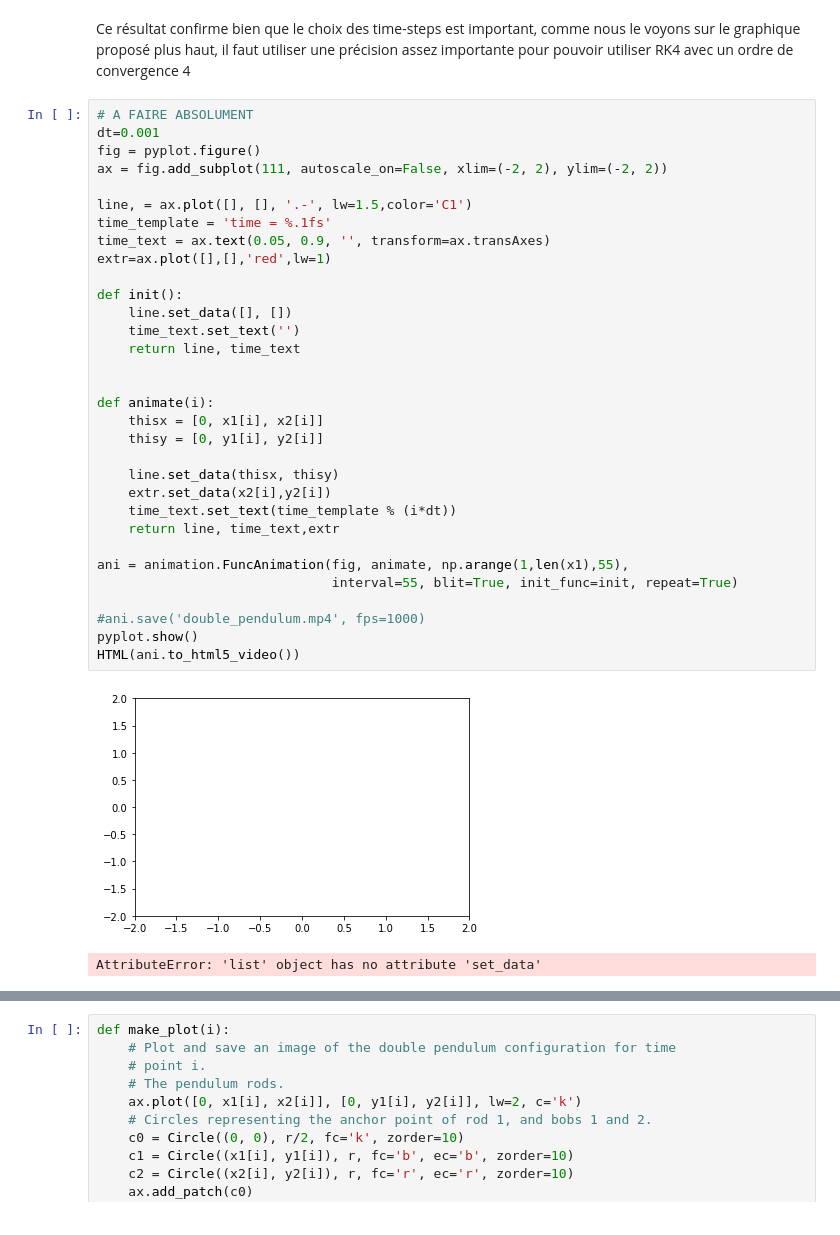
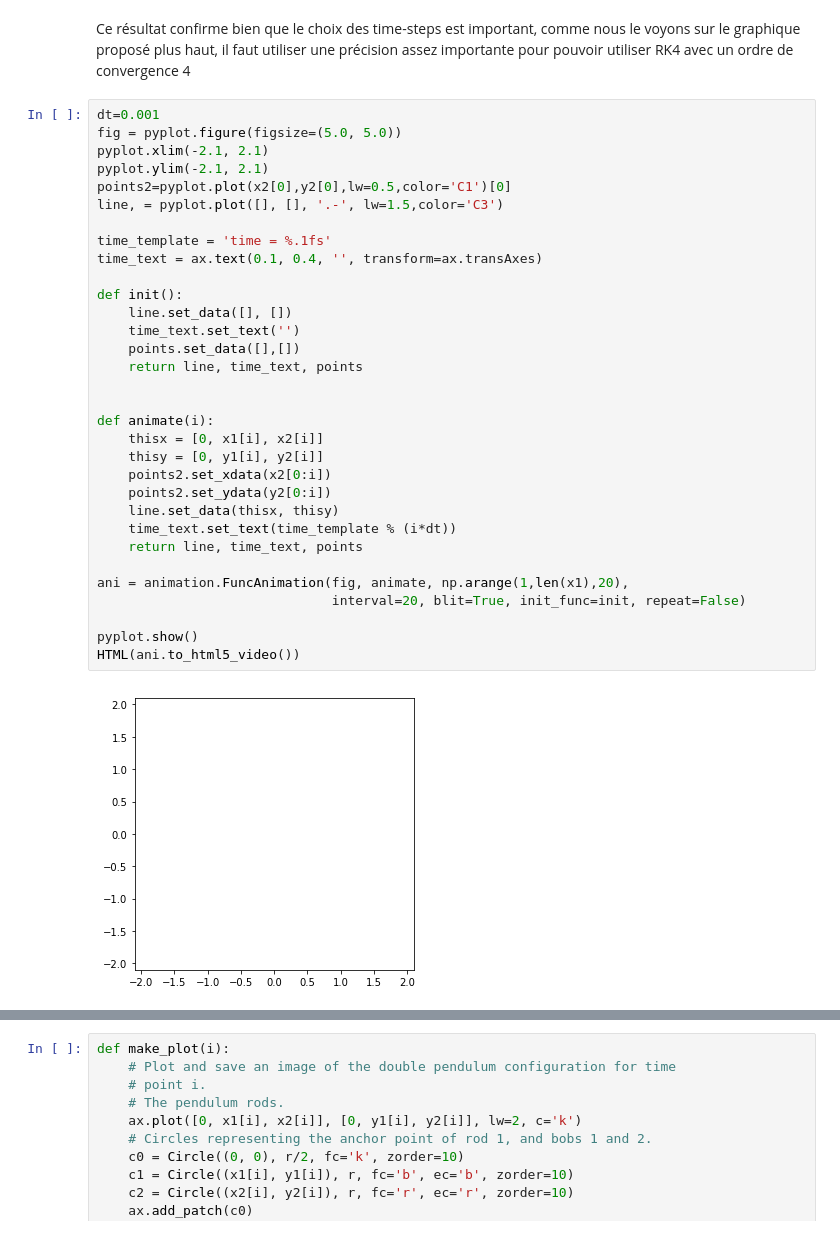
Before and after one commit to luciouw/first_repo-1, a Jupyter notebook: Double_pendule.ipynb, the cells around one changed output, grey strips where cells are left out. Cells and saved outputs as stored; diff of their text form.

```diff
--- a/Double_pendule.ipynb
+++ b/Double_pendule.ipynb
@@ -330,37 +330,36 @@ L ordre de convergence est p = 3.024
 # %% [markdown]
 Ce résultat confirme bien que le choix des time-steps est important, comme nous le voyons sur le graphique proposé plus haut, il faut utiliser une précision assez importante pour pouvoir utiliser RK4 avec un ordre de convergence 4
 # %%
-# A FAIRE ABSOLUMENT
 dt=0.001
-fig = pyplot.figure()
-ax = fig.add_subplot(111, autoscale_on=False, xlim=(-2, 2), ylim=(-2, 2))
+fig = pyplot.figure(figsize=(5.0, 5.0))
+pyplot.xlim(-2.1, 2.1)
+pyplot.ylim(-2.1, 2.1)
+points2=pyplot.plot(x2[0],y2[0],lw=0.5,color='C1')[0]
+line, = pyplot.plot([], [], '.-', lw=1.5,color='C3')
 
-line, = ax.plot([], [], '.-', lw=1.5,color='C1')
 time_template = 'time = %.1fs'
-time_text = ax.text(0.05, 0.9, '', transform=ax.transAxes)
-extr=ax.plot([],[],'red',lw=1)
+time_text = ax.text(0.1, 0.4, '', transform=ax.transAxes)
 
 def init():
     line.set_data([], [])
     time_text.set_text('')
-    return line, time_text
+    points.set_data([],[])
+    return line, time_text, points
 
 
 def animate(i):
     thisx = [0, x1[i], x2[i]]
     thisy = [0, y1[i], y2[i]]
+    points2.set_xdata(x2[0:i])
+    points2.set_ydata(y2[0:i])
+    line.set_data(thisx, thisy)
+    time_text.set_text(time_template % (i*dt))
+    return line, time_text, points
 
-    line.set_data(thisx, thisy)
-    extr.set_data(x2[i],y2[i])
-    time_text.set_text(time_template % (i*dt))
-    return line, time_text,extr
+ani = animation.FuncAnimation(fig, animate, np.arange(1,len(x1),20),
+                              interval=20, blit=True, init_func=init, repeat=False)
 
-ani = animation.FuncAnimation(fig, animate, np.arange(1,len(x1),55),
-                              interval=55, blit=True, init_func=init, repeat=True)
-
-#ani.save('double_pendulum.mp4', fps=1000)
 pyplot.show()
 HTML(ani.to_html5_video())
 # %% [output]
-[figure, old version]
+[figure, new version]
-AttributeError: 'list' object has no attribute 'set_data'
```
Also changed, not shown: parts of 1 cell of this notebook.
